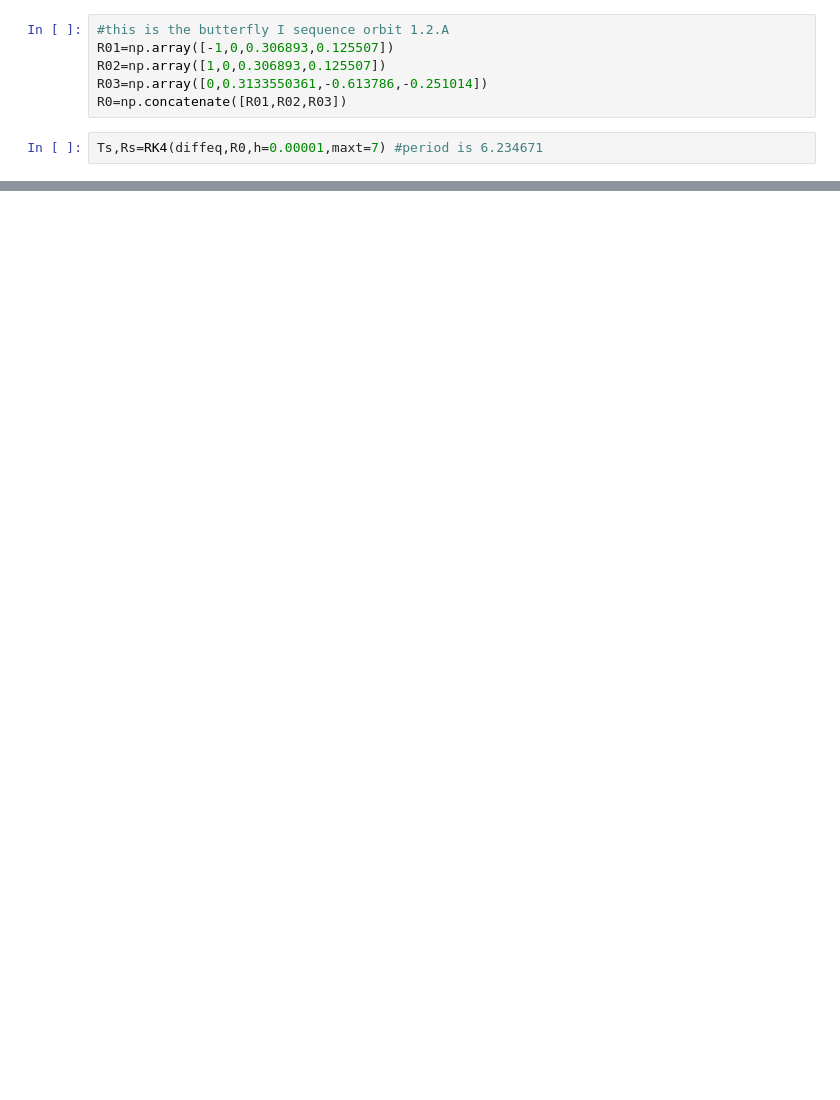
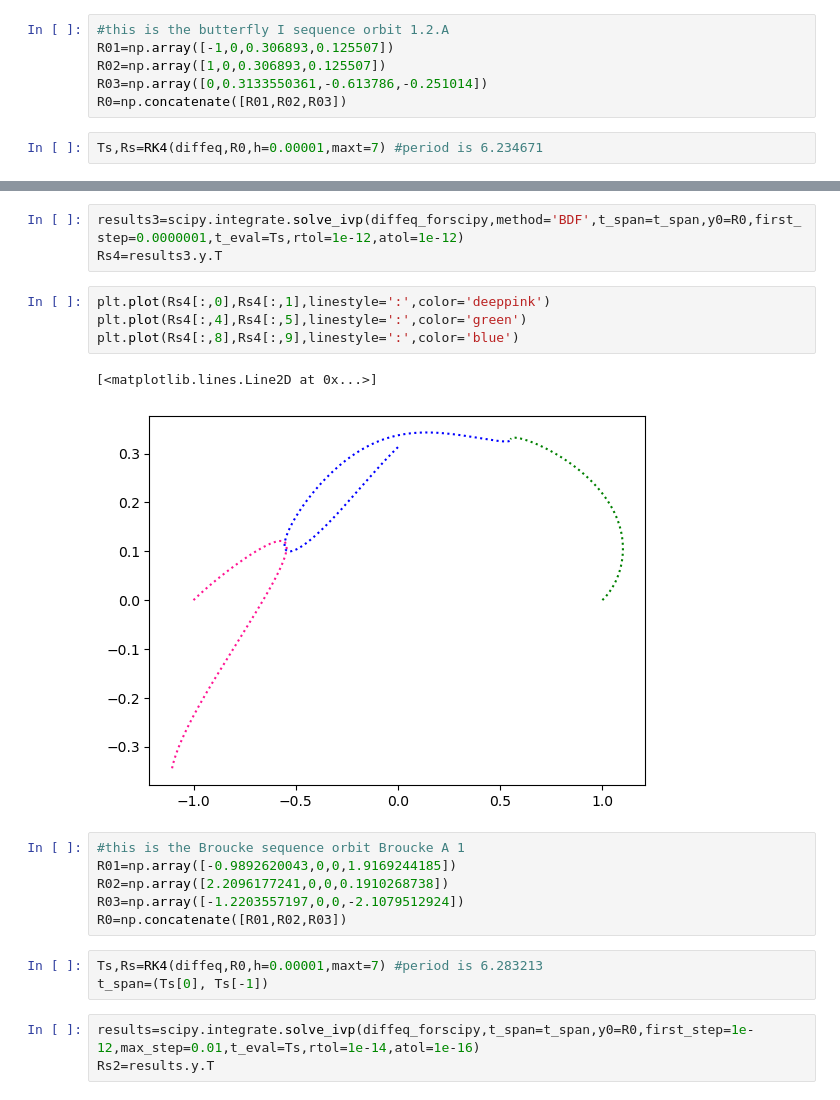
Before and after one commit to sarahedraves/Draves-GCComputationalAstrophysics, a Jupyter notebook: finalproject/12.4_scipyversion.ipynb, the cells around one changed output, grey strips where cells are left out. Drawn from its saved outputs; the diff is of its cells as text; blank space fills up the shorter version.

```diff
--- a/finalproject/12.4_scipyversion.ipynb
+++ b/finalproject/12.4_scipyversion.ipynb
@@ -122,0 +127,22 @@ plt.plot(Rs3[:,8],Rs3[:,9],linestyle=':',color='blue')
+# %%
+results3=scipy.integrate.solve_ivp(diffeq_forscipy,method='BDF',t_span=t_span,y0=R0,first_step=0.0000001,t_eval=Ts,rtol=1e-12,atol=1e-12)
+Rs4=results3.y.T
+# %%
+plt.plot(Rs4[:,0],Rs4[:,1],linestyle=':',color='deeppink')
+plt.plot(Rs4[:,4],Rs4[:,5],linestyle=':',color='green')
+plt.plot(Rs4[:,8],Rs4[:,9],linestyle=':',color='blue')
+# %% [output]
+[<matplotlib.lines.Line2D at 0x...>]
+[figure, added]
+# %%
+#this is the Broucke sequence orbit Broucke A 1
+R01=np.array([-0.9892620043,0,0,1.9169244185])
+R02=np.array([2.2096177241,0,0,0.1910268738])
+R03=np.array([-1.2203557197,0,0,-2.1079512924])
+R0=np.concatenate([R01,R02,R03])
+# %%
+Ts,Rs=RK4(diffeq,R0,h=0.00001,maxt=7) #period is 6.283213
+t_span=(Ts[0], Ts[-1])
+# %%
+results=scipy.integrate.solve_ivp(diffeq_forscipy,t_span=t_span,y0=R0,first_step=1e-12,max_step=0.01,t_eval=Ts,rtol=1e-14,atol=1e-16)
+Rs2=results.y.T
```
Also changed, not shown: parts of 12 cells of this notebook, 3 other files.
